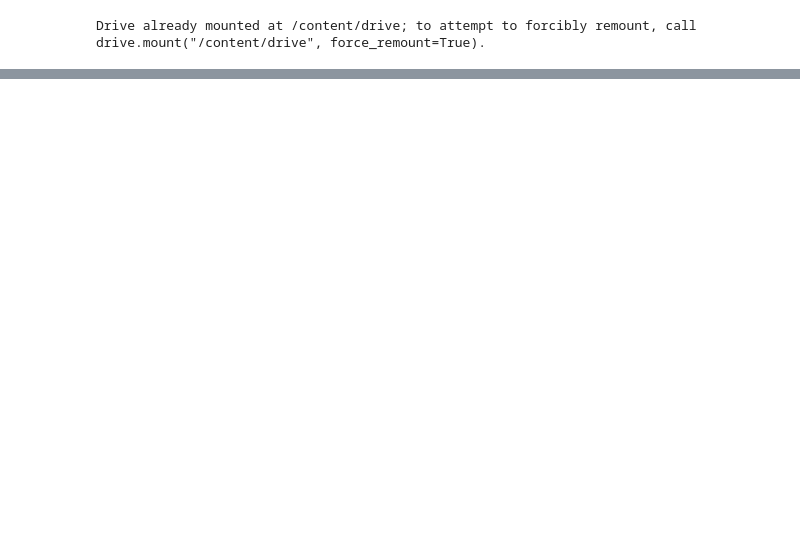
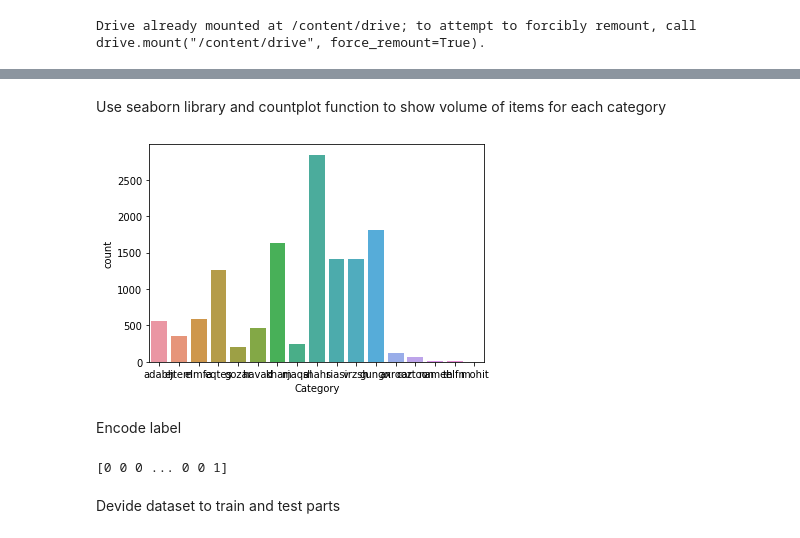
Before and after one commit to AliKarimiENT/CSP-ArtificialIntelligence-UT, a Jupyter notebook: Hamshahri_News_Classification.ipynb, the cells around one changed output, grey strips where cells are left out. Drawn from its saved outputs; the diff is of its cells as text; code cells hidden in the pictures; blank space fills up the shorter version.

```diff
--- a/Hamshahri_News_Classification.ipynb
+++ b/Hamshahri_News_Classification.ipynb
@@ -75,0 +83,3 @@ with open('/content/train.csv','w',encoding = 'UTF8',newline='') as file:
+# %%
+df = pd.read_csv('/content/train.csv', encoding='utf-8')[0:13000]
+df
@@ -75,0 +100,8 @@ with open('/content/train.csv','w',encoding = 'UTF8',newline='') as file:
+# %% [markdown]
+Use seaborn library and countplot function to show volume of items for each category
+# %%
+sns.countplot(x=df["Category"])
+plt.rcParams["figure.figsize"] = plt.rcParamsDefault["figure.figsize"]
+plt.show()
+# %% [output]
+[figure, added]
@@ -75,0 +114,13 @@ with open('/content/train.csv','w',encoding = 'UTF8',newline='') as file:
+# %% [markdown]
+Encode label
+# %%
+from sklearn.preprocessing import LabelEncoder
+le = LabelEncoder()
+
+# convert categories to integers
+Y = le.fit_transform(Y)
+print(Y)
+# %% [output]
+[0 0 0 ... 0 0 1]
+# %% [markdown]
+Devide dataset to train and test parts
```
Also changed, not shown: parts of 37 cells of this notebook.
